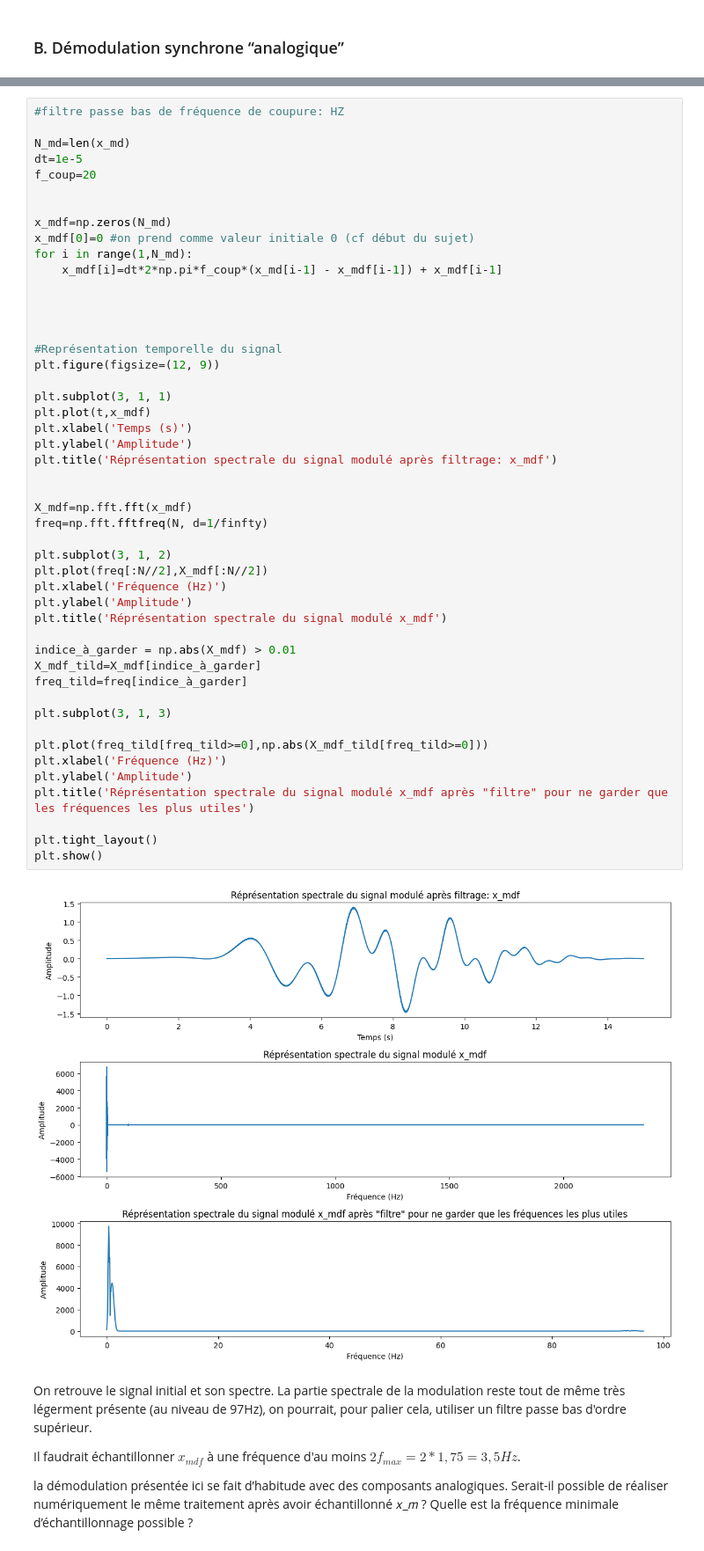
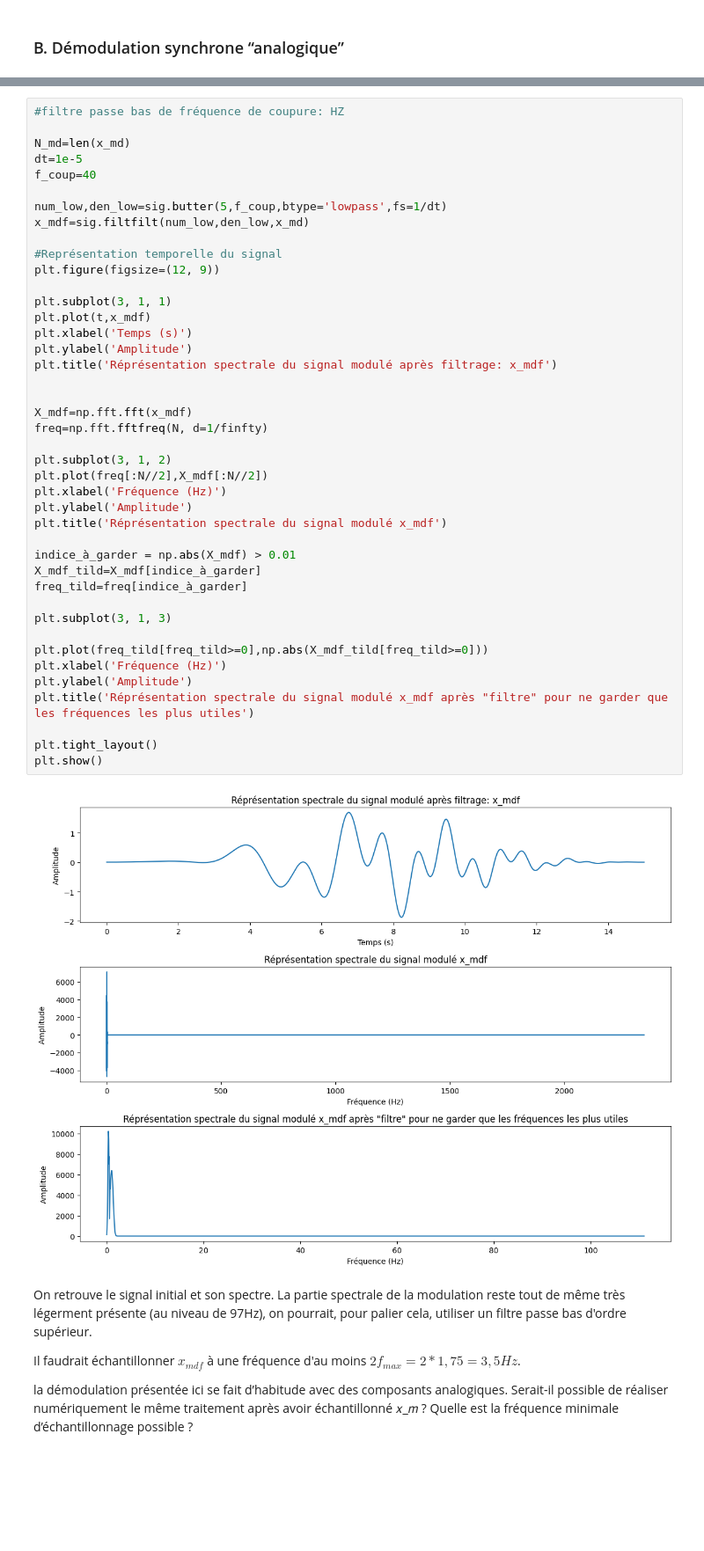
Before and after one commit to TomSchippke/PROJETS_S2, a Jupyter notebook: Mini_Projet_LAGARDE_SCHIPPKE.ipynb, the cells around one changed output, grey strips where cells are left out. Shown at 88% size. Cells and saved outputs as stored; diff of their text form; blank space fills up the shorter version.

```diff
--- a/Mini_Projet_LAGARDE_SCHIPPKE.ipynb
+++ b/Mini_Projet_LAGARDE_SCHIPPKE.ipynb
@@ -176,16 +171,10 @@ On réalise cet algorithme en prenant un pas d'itération très petit et en cons
 
 N_md=len(x_md)
 dt=1e-5
-f_coup=20
+f_coup=40
 
-
-x_mdf=np.zeros(N_md)
-x_mdf[0]=0 #on prend comme valeur initiale 0 (cf début du sujet)
-for i in range(1,N_md):
-    x_mdf[i]=dt*2*np.pi*f_coup*(x_md[i-1] - x_mdf[i-1]) + x_mdf[i-1]
-
-
-
+num_low,den_low=sig.butter(5,f_coup,btype='lowpass',fs=1/dt)
+x_mdf=sig.filtfilt(num_low,den_low,x_md)
 
 #Représentation temporelle du signal
 plt.figure(figsize=(12, 9))
@@ -193,34 +182,34 @@ plt.figure(figsize=(12, 9))
 plt.subplot(3, 1, 1)
 plt.plot(t,x_mdf)
 plt.xlabel('Temps (s)')
 plt.ylabel('Amplitude')
 plt.title('Réprésentation spectrale du signal modulé après filtrage: x_mdf')
 
 
 X_mdf=np.fft.fft(x_mdf)
 freq=np.fft.fftfreq(N, d=1/finfty)
 
 plt.subplot(3, 1, 2)
 plt.plot(freq[:N//2],X_mdf[:N//2])
 plt.xlabel('Fréquence (Hz)')
 plt.ylabel('Amplitude')
 plt.title('Réprésentation spectrale du signal modulé x_mdf')
 
 indice_à_garder = np.abs(X_mdf) > 0.01
 X_mdf_tild=X_mdf[indice_à_garder]
 freq_tild=freq[indice_à_garder]
 
 plt.subplot(3, 1, 3)
 
 plt.plot(freq_tild[freq_tild>=0],np.abs(X_mdf_tild[freq_tild>=0]))
 plt.xlabel('Fréquence (Hz)')
 plt.ylabel('Amplitude')
 plt.title('Réprésentation spectrale du signal modulé x_mdf après "filtre" pour ne garder que les fréquences les plus utiles')
 
 plt.tight_layout()
 plt.show()
 # %% [output]
-[figure, old version]
+[figure, new version]
 # %% [markdown]
 On retrouve le signal initial et son spectre. La partie spectrale de la modulation reste tout de même très légerment présente (au niveau de 97Hz), on pourrait, pour palier cela, utiliser un filtre passe bas d'ordre supérieur.
 
```
Also changed, not shown: parts of 7 cells of this notebook, 1 other file.
